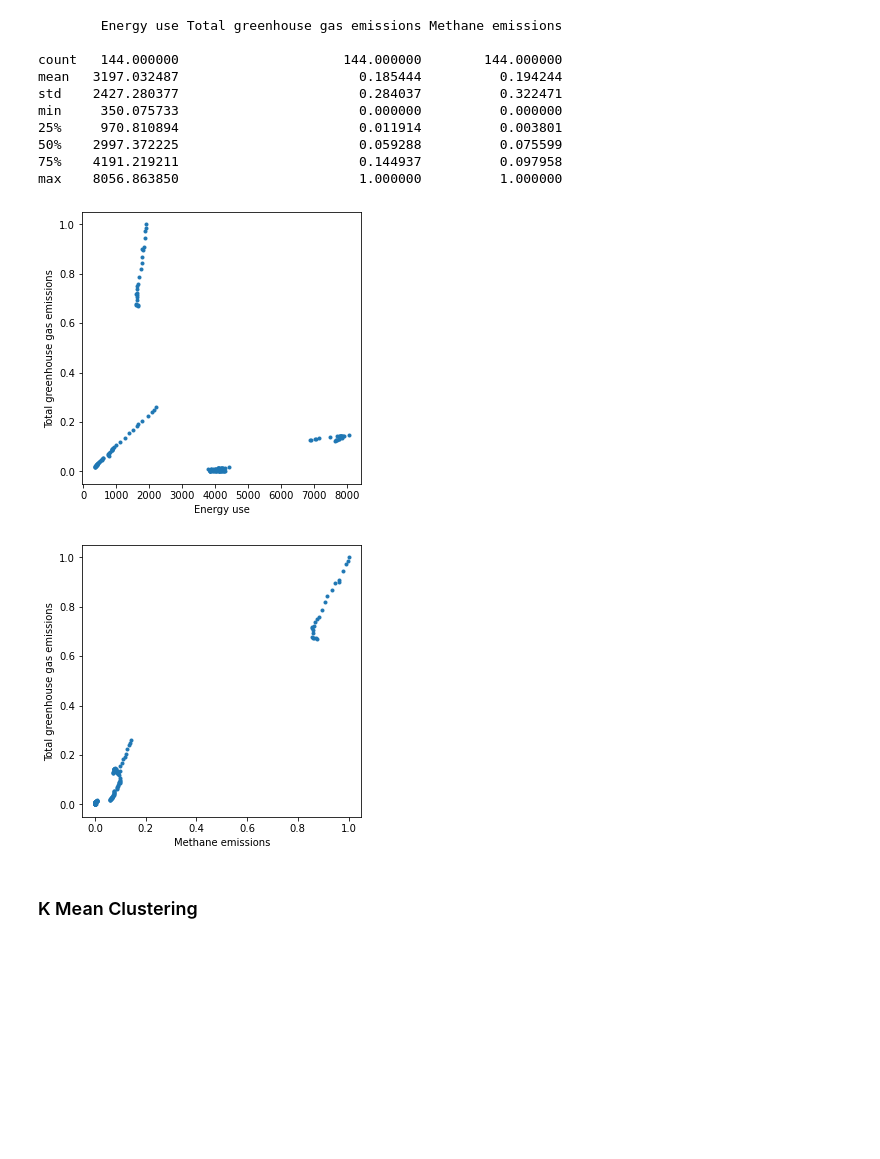
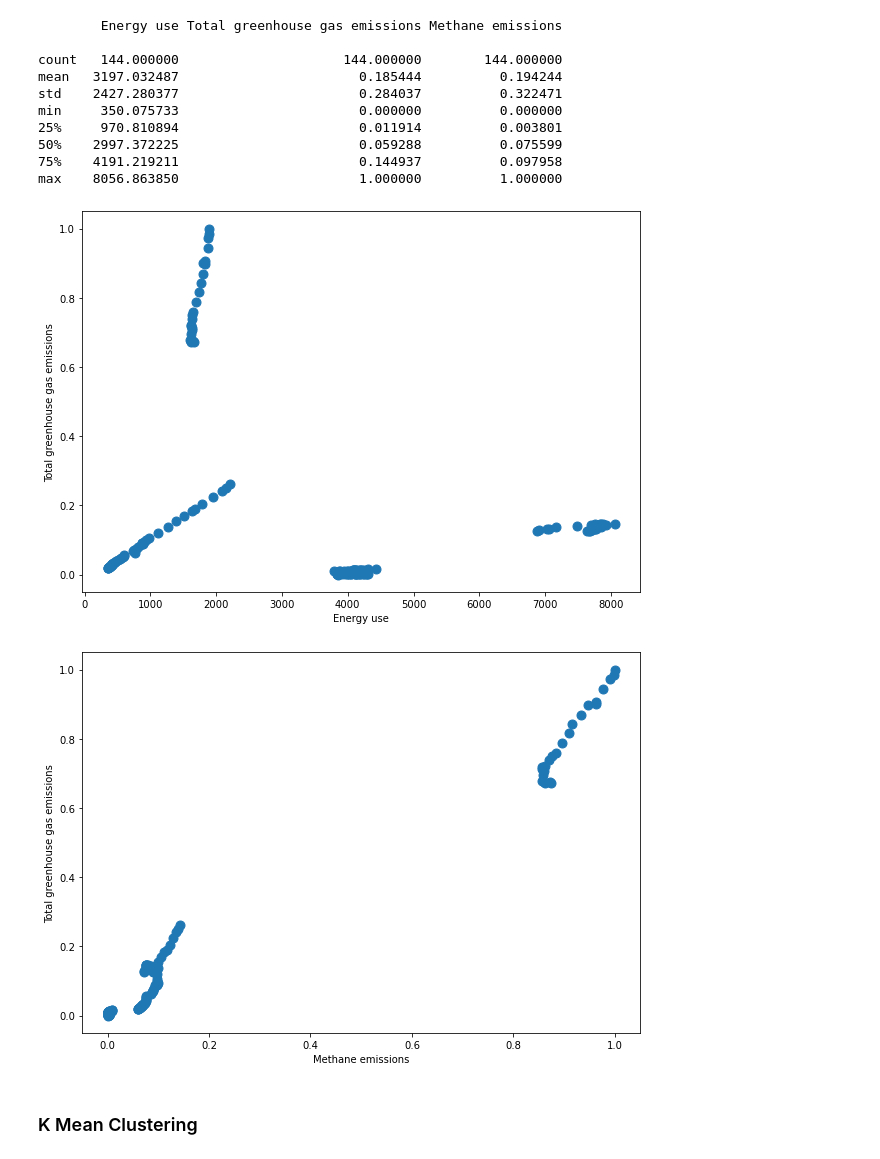
Before and after one commit to shabihulhaider/UH-ADS1, a Jupyter notebook: Assignment 3/Assignment_3_Haider_21027325.ipynb, the cells around one changed output. Cells and saved outputs as stored; diff of their text form; code cells hidden in the pictures; blank space fills up the shorter version.

```diff
--- a/Assignment 3/Assignment_3_Haider_21027325.ipynb
+++ b/Assignment 3/Assignment_3_Haider_21027325.ipynb
@@ -135,18 +141,20 @@ min     350.075733                       0.000000          0.000000
 max    8056.863850                       1.000000          1.000000
 # %%
 def makeplot(df, col1, col2):
-    plt.figure(figsize=(5.0,5.0))
-    plt.plot(df[col1], df[col2], "o", markersize=3)
+    plt.figure(figsize=(10.0,7.0))
+    plt.plot(df[col1], df[col2], "o", markersize=9)
 
     plt.xlabel(col1)
     plt.ylabel(col2)
+    plt.savefig(f'{col1}_dataplot.jpg')
+
     plt.show()
 
 makeplot(normalised_df, "Energy use", "Total greenhouse gas emissions")
 makeplot(normalised_df, "Methane emissions", "Total greenhouse gas emissions")
 # %% [output]
-[figure, old version]
+[figure, new version]
-[figure, old version]
+[figure, new version]
 # %% [markdown]
 ### K Mean Clustering
 # %%
```
Also changed, not shown: parts of 13 cells of this notebook, 11 other files.
